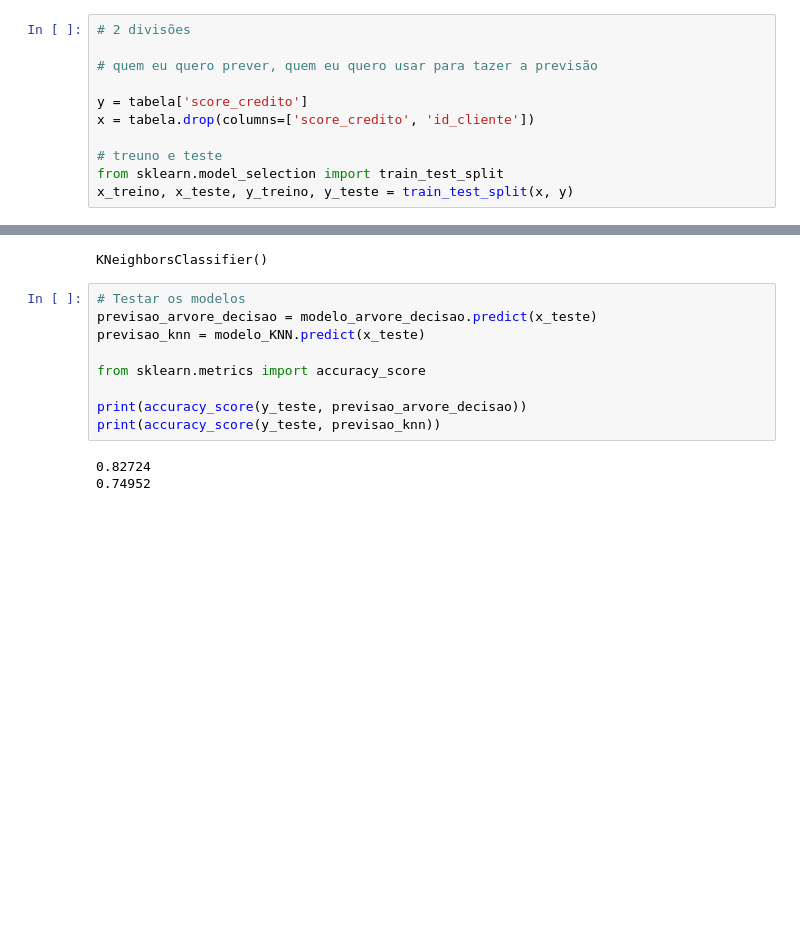
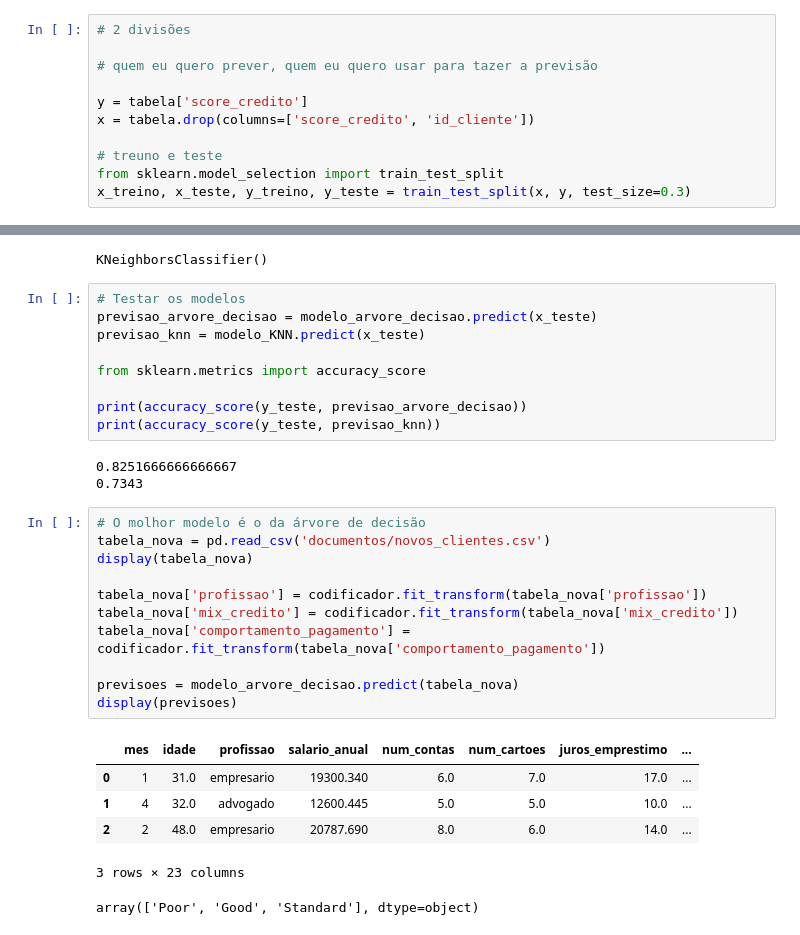
Before and after one commit to Anderson-Andy-Correa/16-Python-Previsoes_com_IA-Insesivao_Python_Hashtag-2024_01, a Jupyter notebook: inicial.ipynb, the cells around one changed output, grey strips where cells are left out. Saved outputs shown, nothing was run; the diff lists cells and outputs as text; blank space fills up the shorter version.

```diff
--- a/inicial.ipynb
+++ b/inicial.ipynb
@@ -107,7 +107,7 @@ x = tabela.drop(columns=['score_credito', 'id_cliente'])
 
 # treuno e teste
 from sklearn.model_selection import train_test_split
-x_treino, x_teste, y_treino, y_teste = train_test_split(x, y)
+x_treino, x_teste, y_treino, y_teste = train_test_split(x, y, test_size=0.3)
 # %%
 # Criar a inteligência artificial
 # Árvore de Decisão
@@ -136,5 +136,23 @@ from sklearn.metrics import accuracy_score
 print(accuracy_score(y_teste, previsao_arvore_decisao))
 print(accuracy_score(y_teste, previsao_knn))
 # %% [output]
-0.82724
-0.74952
+0.8251666666666667
+0.7343
+# %%
+# O molhor modelo é o da árvore de decisão
+tabela_nova = pd.read_csv('documentos/novos_clientes.csv')
+display(tabela_nova)
+
+tabela_nova['profissao'] = codificador.fit_transform(tabela_nova['profissao'])
+tabela_nova['mix_credito'] = codificador.fit_transform(tabela_nova['mix_credito'])
+tabela_nova['comportamento_pagamento'] = codificador.fit_transform(tabela_nova['comportamento_pagamento'])
+
+previsoes = modelo_arvore_decisao.predict(tabela_nova)
+display(previsoes)
+# %% [output]
+|  | mes | idade | profissao | salario_anual | num_contas | num_cartoes | juros_emprestimo | ... |
+| 0 | 1 | 31.0 | empresario | 19300.340 | 6.0 | 7.0 | 17.0 | ... |
+| 1 | 4 | 32.0 | advogado | 12600.445 | 5.0 | 5.0 | 10.0 | ... |
+| 2 | 2 | 48.0 | empresario | 20787.690 | 8.0 | 6.0 | 14.0 | ... |
+3 rows × 23 columns
+array(['Poor', 'Good', 'Standard'], dtype=object)
```
Also changed, not shown: parts of 1 cell of this notebook.
